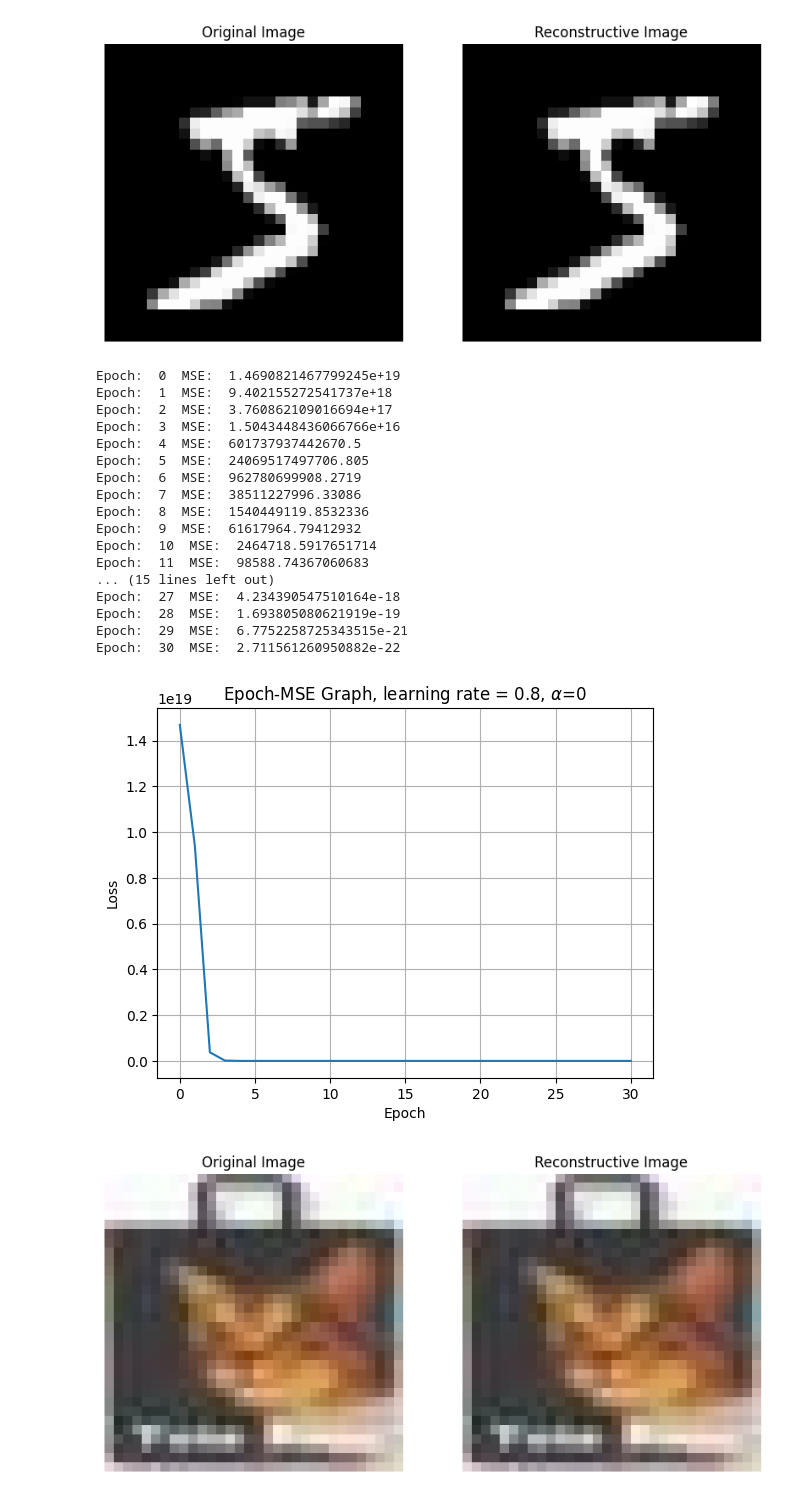
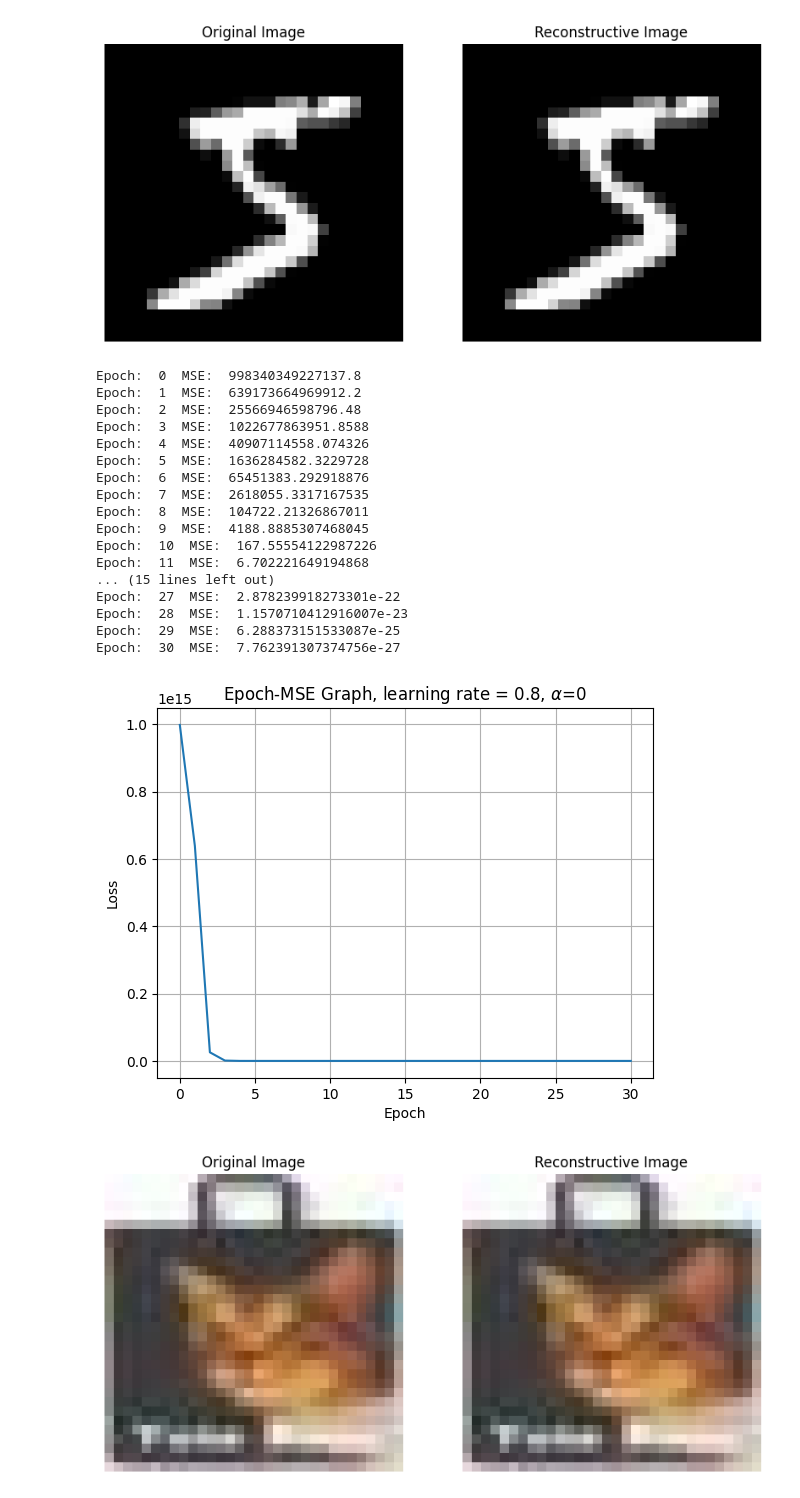
Before and after one commit to DongyangLin/AI-and-Machine-Learning-Projects, a Jupyter notebook: AutoEncoder.ipynb, the cells around one changed output. Saved outputs shown, nothing was run; the diff lists cells and outputs as text; code cells hidden in the pictures.

Commit message:
change the dimension of image in AutoEncoder.ipynb

```diff
--- a/AutoEncoder.ipynb
+++ b/AutoEncoder.ipynb
@@ -220,43 +220,43 @@ Epoch:  30  MSE:  3.1843565451079714e-25
 # %%
 from PIL import Image
 import matplotlib.pyplot as plt
 
 sample_image=Image.open('test_image3.jpg')
 sample_image=np.array(sample_image)
 x=np.array([sample_image.ravel()])
-modle2=LinearAutoEncoder([20,10,20], 0.8, 30, 0)
+modle2=LinearAutoEncoder([5,1,5], 0.8, 30, 0)
 modle2.preprocess(x, x)
 modle2.train()
 y_pred = modle2.predict(x)
 y_pred=y_pred.astype(int)
 y_pred=y_pred.reshape(sample_image.shape)
 _, axes = plt.subplots(1, 2, figsize=(10, 5))
 # 显示图像1
 axes[0].imshow(sample_image,cmap='gray')
 axes[0].axis('off')
 axes[0].set_title('Original Image')
 # 显示图像2
 axes[1].imshow(y_pred,cmap='gray')
 axes[1].axis('off')
 axes[1].set_title('Reconstructive Image')
 plt.show()
 # %% [output]
-Epoch:  0  MSE:  1.4690821467799245e+19
-Epoch:  1  MSE:  9.402155272541737e+18
-Epoch:  2  MSE:  3.760862109016694e+17
-Epoch:  3  MSE:  1.5043448436066766e+16
-Epoch:  4  MSE:  601737937442670.5
-Epoch:  5  MSE:  24069517497706.805
-Epoch:  6  MSE:  962780699908.2719
-Epoch:  7  MSE:  38511227996.33086
-Epoch:  8  MSE:  1540449119.8532336
-Epoch:  9  MSE:  61617964.79412932
-Epoch:  10  MSE:  2464718.5917651714
-Epoch:  11  MSE:  98588.74367060683
+Epoch:  0  MSE:  998340349227137.8
+Epoch:  1  MSE:  639173664969912.2
+Epoch:  2  MSE:  25566946598796.48
+Epoch:  3  MSE:  1022677863951.8588
+Epoch:  4  MSE:  40907114558.074326
+Epoch:  5  MSE:  1636284582.3229728
+Epoch:  6  MSE:  65451383.292918876
+Epoch:  7  MSE:  2618055.3317167535
+Epoch:  8  MSE:  104722.21326867011
+Epoch:  9  MSE:  4188.8885307468045
+Epoch:  10  MSE:  167.55554122987226
+Epoch:  11  MSE:  6.702221649194868
 ... (15 lines left out)
-Epoch:  27  MSE:  4.234390547510164e-18
-Epoch:  28  MSE:  1.693805080621919e-19
-Epoch:  29  MSE:  6.7752258725343515e-21
-Epoch:  30  MSE:  2.711561260950882e-22
+Epoch:  27  MSE:  2.878239918273301e-22
+Epoch:  28  MSE:  1.1570710412916007e-23
+Epoch:  29  MSE:  6.288373151533087e-25
+Epoch:  30  MSE:  7.762391307374756e-27
-[figure, old version]
+[figure, new version]
 [figure]
```
